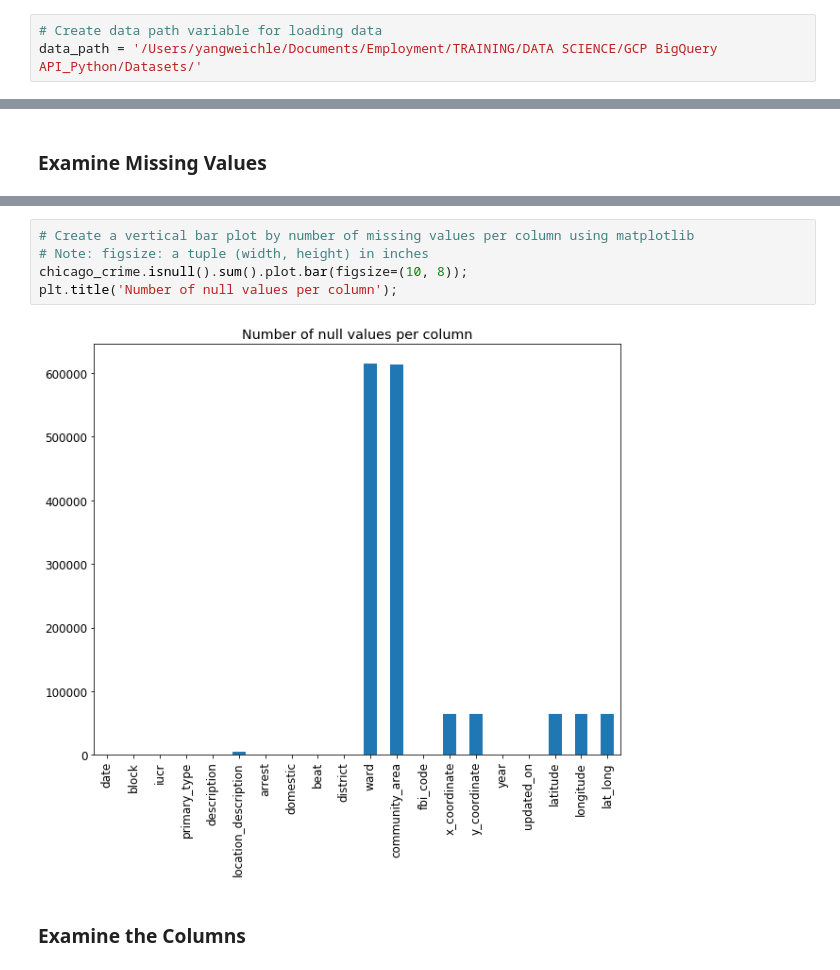
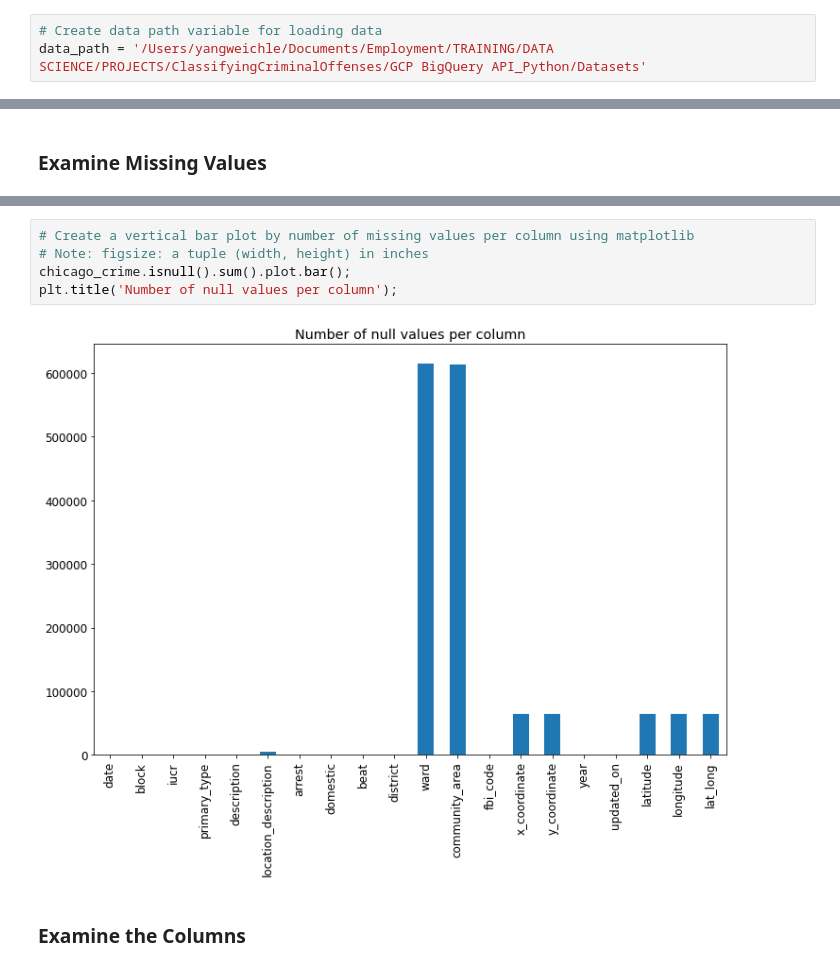
Before and after one commit to tweichle/Classifying-Criminal-Offenses, a Jupyter notebook: Chicago Crime Project.ipynb, the cells around one changed output, grey strips where cells are left out. Cells and saved outputs as stored; diff of their text form.

```diff
--- a/Chicago Crime Project.ipynb
+++ b/Chicago Crime Project.ipynb
@@ -245,7 +244,7 @@ This data includes unverified reports supplied to the Police Department. The pre
 ### Reading a File
 # %%
 # Create data path variable for loading data
-data_path = '/Users/yangweichle/Documents/Employment/TRAINING/DATA SCIENCE/GCP BigQuery API_Python/Datasets/'
+data_path = '/Users/yangweichle/Documents/Employment/TRAINING/DATA SCIENCE/PROJECTS/ClassifyingCriminalOffenses/GCP BigQuery API_Python/Datasets'
 # %%
 # Read file into DataFrame
 # Note: header=0 disables the header from the file
@@ -390,10 +394,10 @@ dtype: int64
 # %%
 # Create a vertical bar plot by number of missing values per column using matplotlib
 # Note: figsize: a tuple (width, height) in inches
-chicago_crime.isnull().sum().plot.bar(figsize=(10, 8));
+chicago_crime.isnull().sum().plot.bar();
 plt.title('Number of null values per column');
 # %% [output]
-[figure, old version]
+[figure, new version]
 # %% [markdown]
 ### Examine the Columns
 # %%
```
Also changed, not shown: parts of 158 cells of this notebook.
